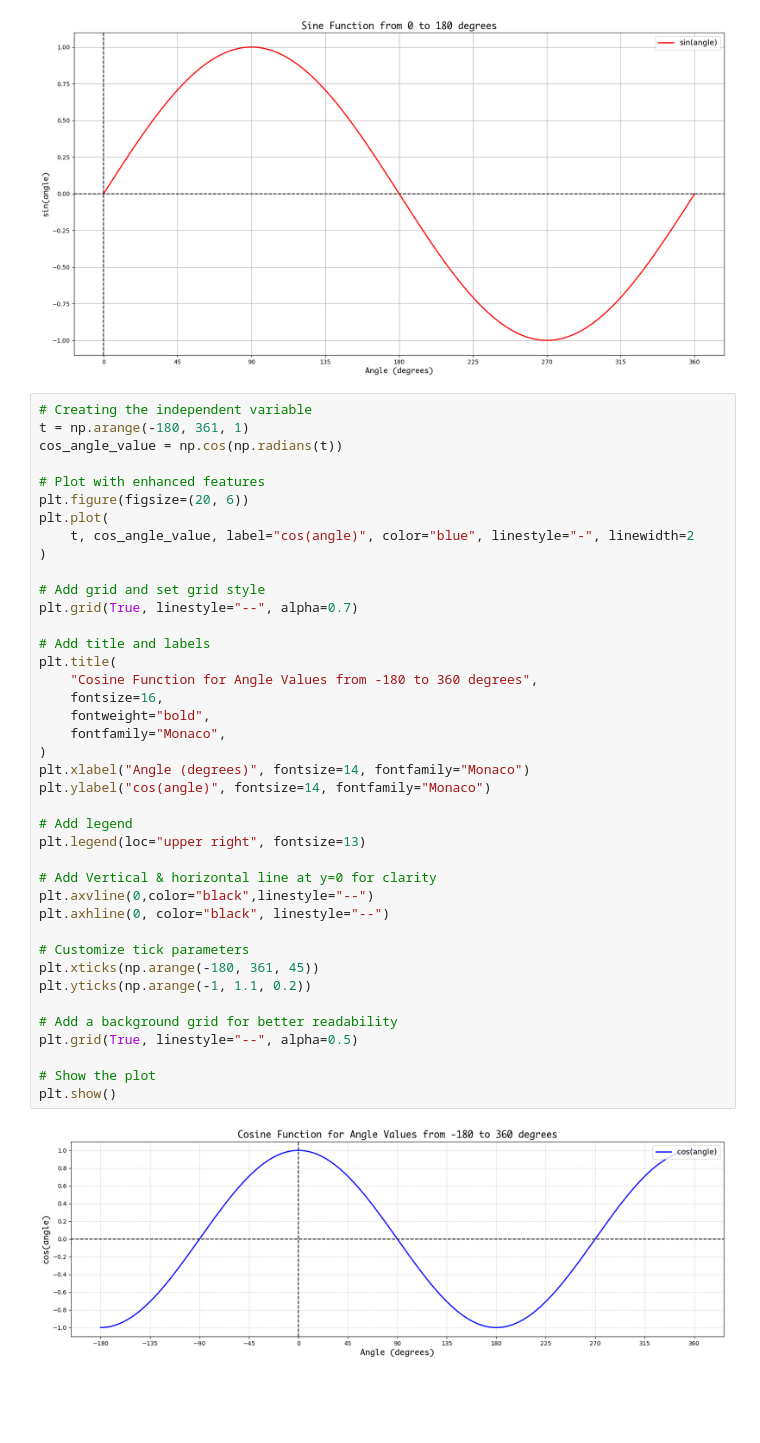
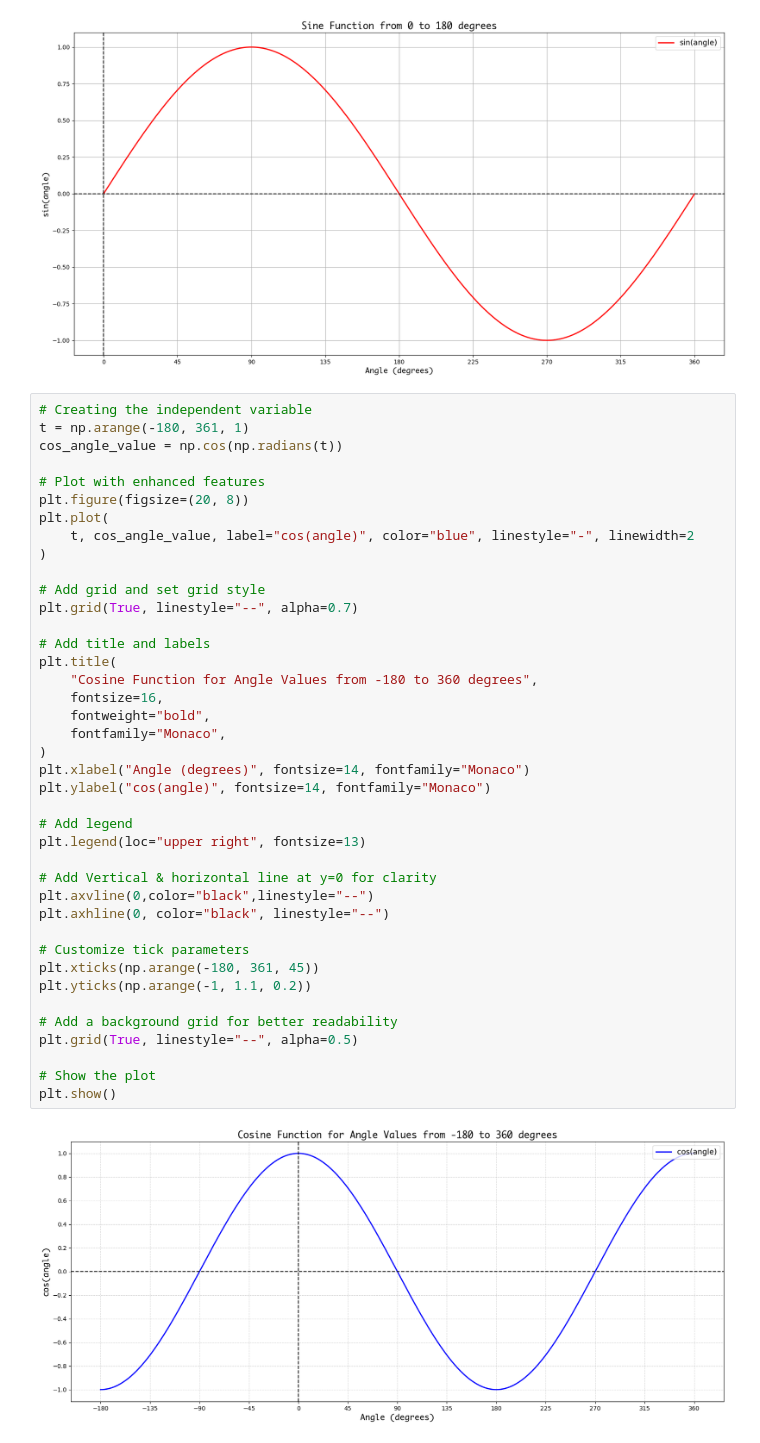
Before and after one commit to karkiayush/SignalProcessing, a Jupyter notebook: BasicConcepts/waves.ipynb, the cells around one changed output. Drawn from its saved outputs; the diff is of its cells as text; blank space fills up the shorter version.

```diff
--- a/BasicConcepts/waves.ipynb
+++ b/BasicConcepts/waves.ipynb
@@ -36,7 +36,7 @@ t = np.arange(-180, 361, 1)
 cos_angle_value = np.cos(np.radians(t))
 
 # Plot with enhanced features
-plt.figure(figsize=(20, 6))
+plt.figure(figsize=(20, 8))
 plt.plot(
     t, cos_angle_value, label="cos(angle)", color="blue", linestyle="-", linewidth=2
 )
@@ -44,31 +44,31 @@ plt.plot(
 # Add grid and set grid style
 plt.grid(True, linestyle="--", alpha=0.7)
 
 # Add title and labels
 plt.title(
     "Cosine Function for Angle Values from -180 to 360 degrees",
     fontsize=16,
     fontweight="bold",
     fontfamily="Monaco",
 )
 plt.xlabel("Angle (degrees)", fontsize=14, fontfamily="Monaco")
 plt.ylabel("cos(angle)", fontsize=14, fontfamily="Monaco")
 
 # Add legend
 plt.legend(loc="upper right", fontsize=13)
 
 # Add Vertical & horizontal line at y=0 for clarity
 plt.axvline(0,color="black",linestyle="--")
 plt.axhline(0, color="black", linestyle="--")
 
 # Customize tick parameters
 plt.xticks(np.arange(-180, 361, 45))
 plt.yticks(np.arange(-1, 1.1, 0.2))
 
 # Add a background grid for better readability
 plt.grid(True, linestyle="--", alpha=0.5)
 
 # Show the plot
 plt.show()
 # %% [output]
-[figure, old version]
+[figure, new version]
```
